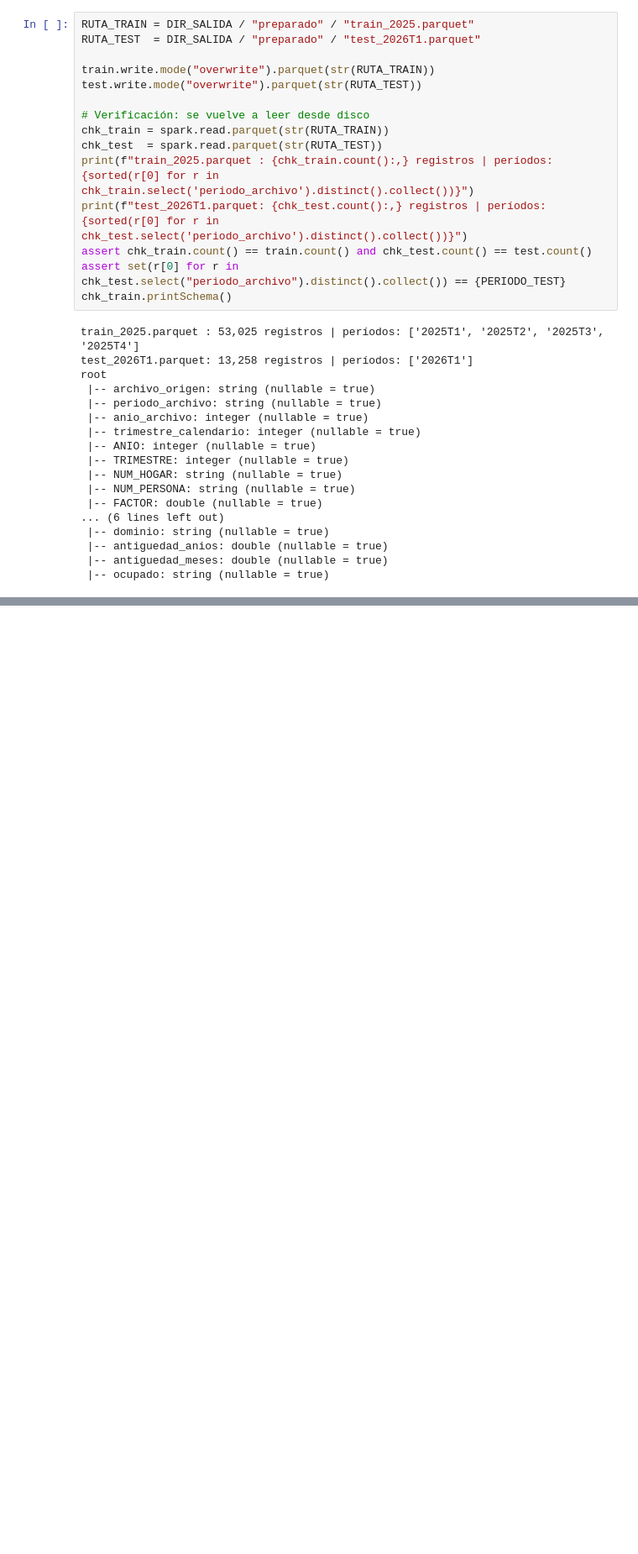
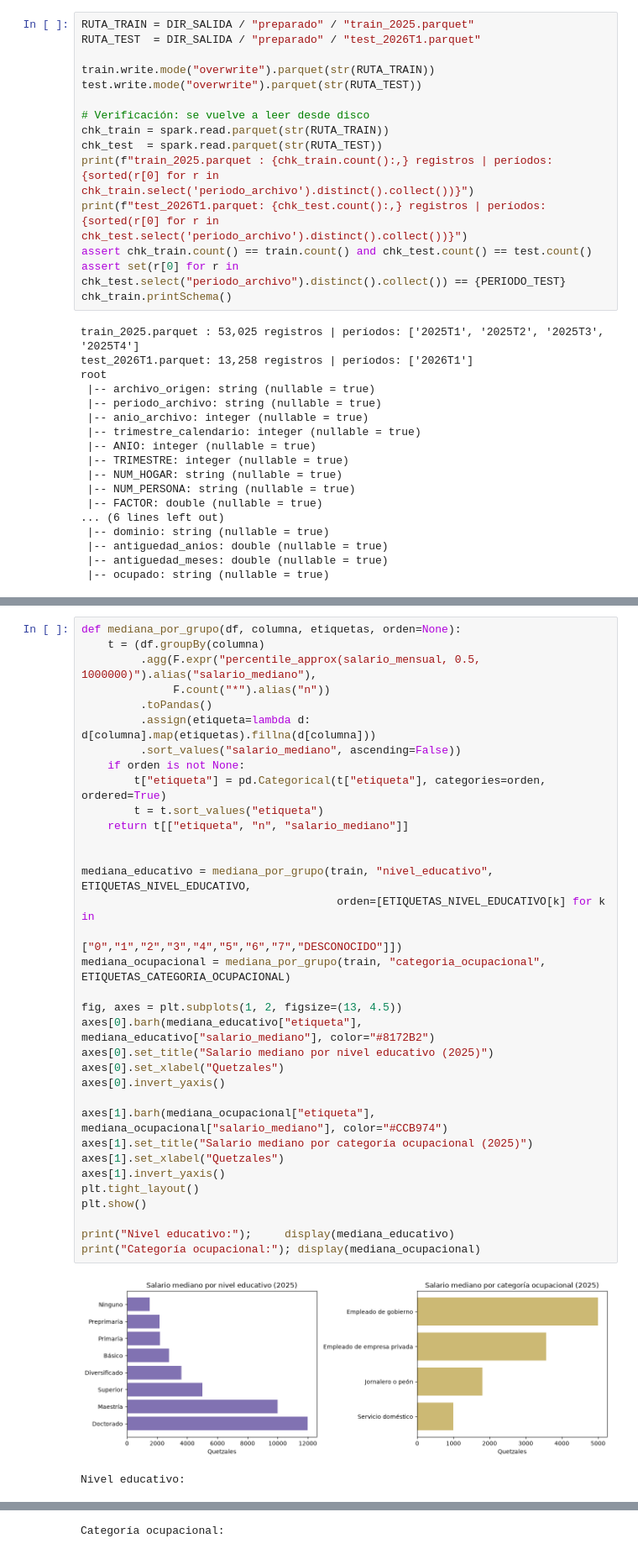
Before and after one commit to erickguerra2/LAB07-DATA, a Jupyter notebook: Lab7.ipynb, the cells around one changed output, grey strips where cells are left out. Shown at 84% size. Drawn from its saved outputs; the diff is of its cells as text; blank space fills up the shorter version.

```diff
--- a/Lab7.ipynb
+++ b/Lab7.ipynb
@@ -939,0 +1174,37 @@ Las partes siguientes (estadística descriptiva, correlaciones y clustering) par
+# %%
+def mediana_por_grupo(df, columna, etiquetas, orden=None):
+    t = (df.groupBy(columna)
+         .agg(F.expr("percentile_approx(salario_mensual, 0.5, 1000000)").alias("salario_mediano"),
+              F.count("*").alias("n"))
+         .toPandas()
+         .assign(etiqueta=lambda d: d[columna].map(etiquetas).fillna(d[columna]))
+         .sort_values("salario_mediano", ascending=False))
+    if orden is not None:
+        t["etiqueta"] = pd.Categorical(t["etiqueta"], categories=orden, ordered=True)
+        t = t.sort_values("etiqueta")
+    return t[["etiqueta", "n", "salario_mediano"]]
+
+
+mediana_educativo = mediana_por_grupo(train, "nivel_educativo", ETIQUETAS_NIVEL_EDUCATIVO,
+                                       orden=[ETIQUETAS_NIVEL_EDUCATIVO[k] for k in
+                                              ["0","1","2","3","4","5","6","7","DESCONOCIDO"]])
+mediana_ocupacional = mediana_por_grupo(train, "categoria_ocupacional", ETIQUETAS_CATEGORIA_OCUPACIONAL)
+
+fig, axes = plt.subplots(1, 2, figsize=(13, 4.5))
+axes[0].barh(mediana_educativo["etiqueta"], mediana_educativo["salario_mediano"], color="#8172B2")
+axes[0].set_title("Salario mediano por nivel educativo (2025)")
+axes[0].set_xlabel("Quetzales")
+axes[0].invert_yaxis()
+
+axes[1].barh(mediana_ocupacional["etiqueta"], mediana_ocupacional["salario_mediano"], color="#CCB974")
+axes[1].set_title("Salario mediano por categoría ocupacional (2025)")
+axes[1].set_xlabel("Quetzales")
+axes[1].invert_yaxis()
+plt.tight_layout()
+plt.show()
+
+print("Nivel educativo:");     display(mediana_educativo)
+print("Categoría ocupacional:"); display(mediana_ocupacional)
+# %% [output]
+[figure, added]
+Nivel educativo:
@@ -939,0 +1220 @@ Las partes siguientes (estadística descriptiva, correlaciones y clustering) par
+Categoría ocupacional:
```
Also changed, not shown: parts of 31 cells of this notebook.
